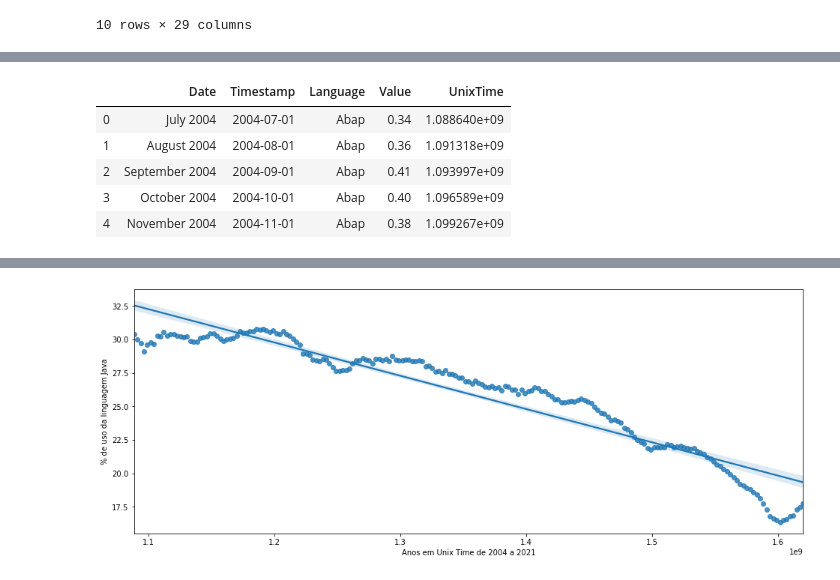
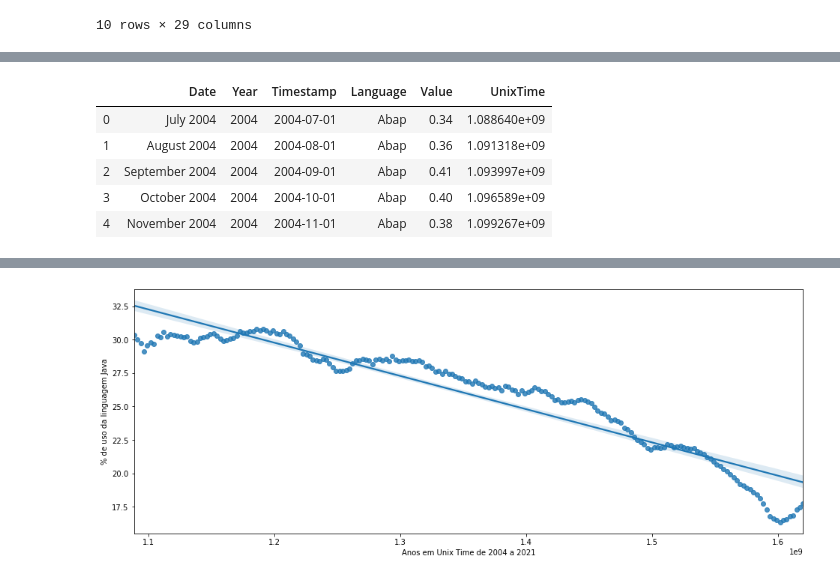
Before and after one commit to vhnegrisoli/tcc-pos-graduacao-puc, a Jupyter notebook: Análise Linguagens de Programação.ipynb, the cells around one changed output, grey strips where cells are left out. Saved outputs shown, nothing was run; the diff lists cells and outputs as text; code cells hidden in the pictures.

```diff
--- a/Análise Linguagens de Programação.ipynb
+++ b/Análise Linguagens de Programação.ipynb
@@ -31,30 +69,31 @@ df.head(10)
 # %%
 def createDataFrameFor(df, colunas, colunaAtual):
     return pd.DataFrame(
         {
             'Date': df.Date,
+            'Year': pd.DatetimeIndex(df['Date']).year,
             'Timestamp': map(lambda i : datetime.strptime(df["Date"][i], '%B %Y'), range(len(df.Date))),
             'Language': colunas[colunaAtual],
             'Value': df[df.columns[colunaAtual]]
         }
     )
 
 colunas = df.columns
 
 dados_tratados = createDataFrameFor(df, colunas, 1)
 
 for coluna in range(1, len(colunas)):
     dados_tratados = pd.concat([dados_tratados, createDataFrameFor(df, colunas, coluna)])
 
 dados_tratados.reset_index(drop=True, inplace=True)
 
 dados_tratados['UnixTime'] = list(map(lambda i: (pd.to_datetime([dados_tratados['Timestamp'][i]]).astype(int) / 10**9)[0], range(len(dados_tratados['Date']))))
 
 dados_tratados.head()
 # %% [output]
-|  | Date | Timestamp | Language | Value | UnixTime |
-| 0 | July 2004 | 2004-07-01 | Abap | 0.34 | 1.088640e+09 |
-| 1 | August 2004 | 2004-08-01 | Abap | 0.36 | 1.091318e+09 |
-| 2 | September 2004 | 2004-09-01 | Abap | 0.41 | 1.093997e+09 |
-| 3 | October 2004 | 2004-10-01 | Abap | 0.40 | 1.096589e+09 |
-| 4 | November 2004 | 2004-11-01 | Abap | 0.38 | 1.099267e+09 |
+|  | Date | Year | Timestamp | Language | Value | UnixTime |
+| 0 | July 2004 | 2004 | 2004-07-01 | Abap | 0.34 | 1.088640e+09 |
+| 1 | August 2004 | 2004 | 2004-08-01 | Abap | 0.36 | 1.091318e+09 |
+| 2 | September 2004 | 2004 | 2004-09-01 | Abap | 0.41 | 1.093997e+09 |
+| 3 | October 2004 | 2004 | 2004-10-01 | Abap | 0.40 | 1.096589e+09 |
+| 4 | November 2004 | 2004 | 2004-11-01 | Abap | 0.38 | 1.099267e+09 |
```
Also changed, not shown: parts of 18 cells of this notebook, 1 other file.
